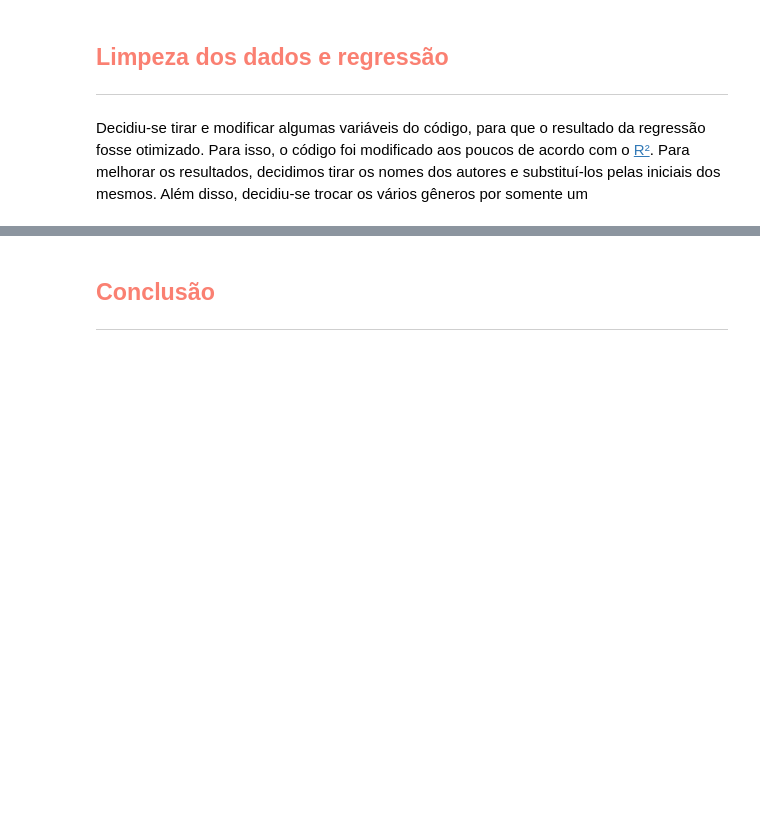
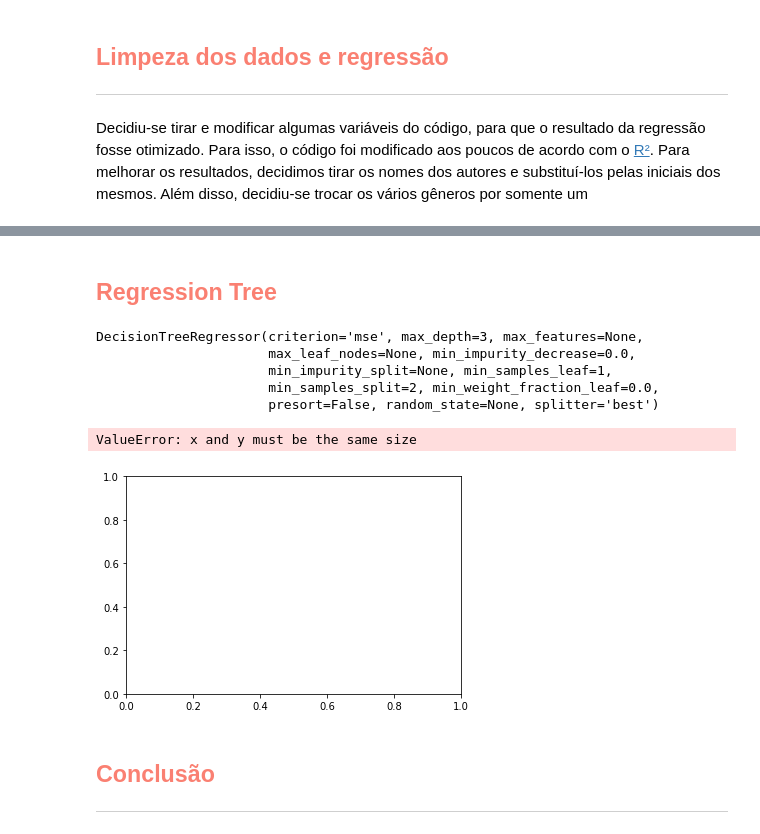
Before and after one commit to PedroHMenezes/PF_Book_rating, a Jupyter notebook: Books.ipynb, the cells around one changed output, grey strips where cells are left out. Cells and saved outputs as stored; diff of their text form; code cells hidden in the pictures; blank space fills up the shorter version.

Commit message:
Decision Tree

```diff
--- a/Books.ipynb
+++ b/Books.ipynb
@@ -228,3 +355,34 @@ plt.grid(True)
+# %% [markdown]
+<a id='Regression_tree'></a>
+## <font color='#FA8072'>Regression Tree</font>
+# %%
+import numpy as np
+from sklearn.tree import DecisionTreeRegressor
+import matplotlib.pyplot as plt
+
+X = np.sort(X, axis=0)
+
+regressao = DecisionTreeRegressor(max_depth=3)
+regressao.fit(X, y)
+# %% [output]
+DecisionTreeRegressor(criterion='mse', max_depth=3, max_features=None,
+                      max_leaf_nodes=None, min_impurity_decrease=0.0,
+                      min_impurity_split=None, min_samples_leaf=1,
+                      min_samples_split=2, min_weight_fraction_leaf=0.0,
+                      presort=False, random_state=None, splitter='best')
+# %%
+y1 = regressao.predict(X_test)
+
+plt.figure()
+plt.scatter(X, y, c="#9B59B6", label="Dados")
+plt.plot(X_test, y1, color="orange", label="Max depth = 3", linewidth=2)
+plt.xlabel("Dados")
+plt.title("Decision Tree Regression")
+plt.legend()
+plt.show()
+# %% [output]
+ValueError: x and y must be the same size
+[figure, added]
 # %% [markdown]
 ## <font color='#FA8072'>Conclusão</font>
 <a id='Conclusão'></a>
```
Also changed, not shown: parts of 23 cells of this notebook.
